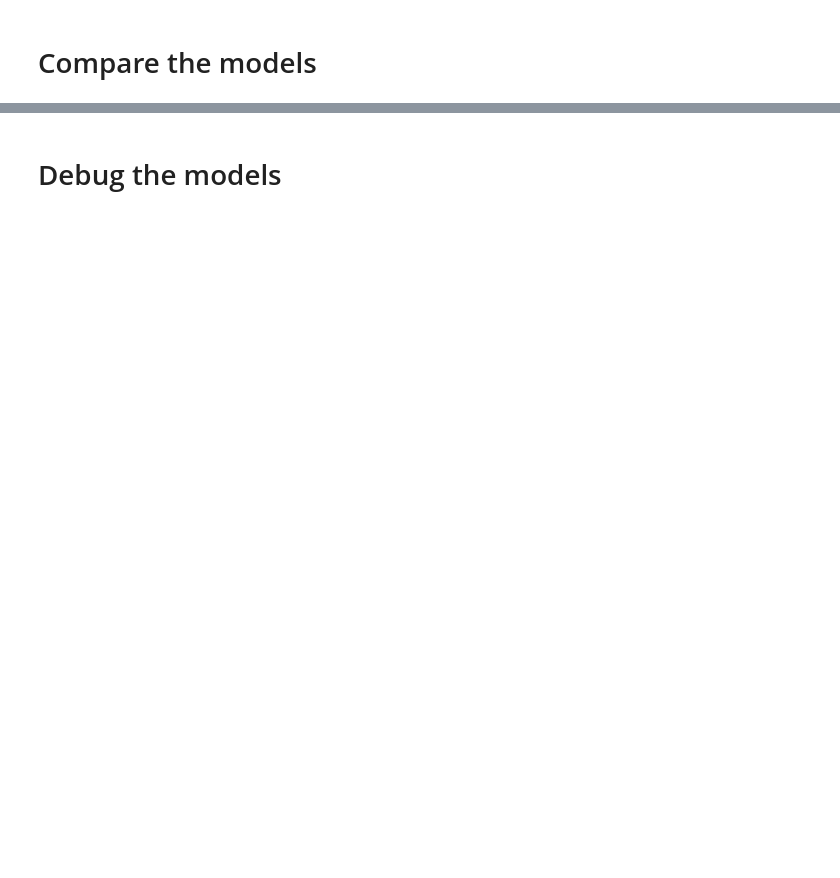
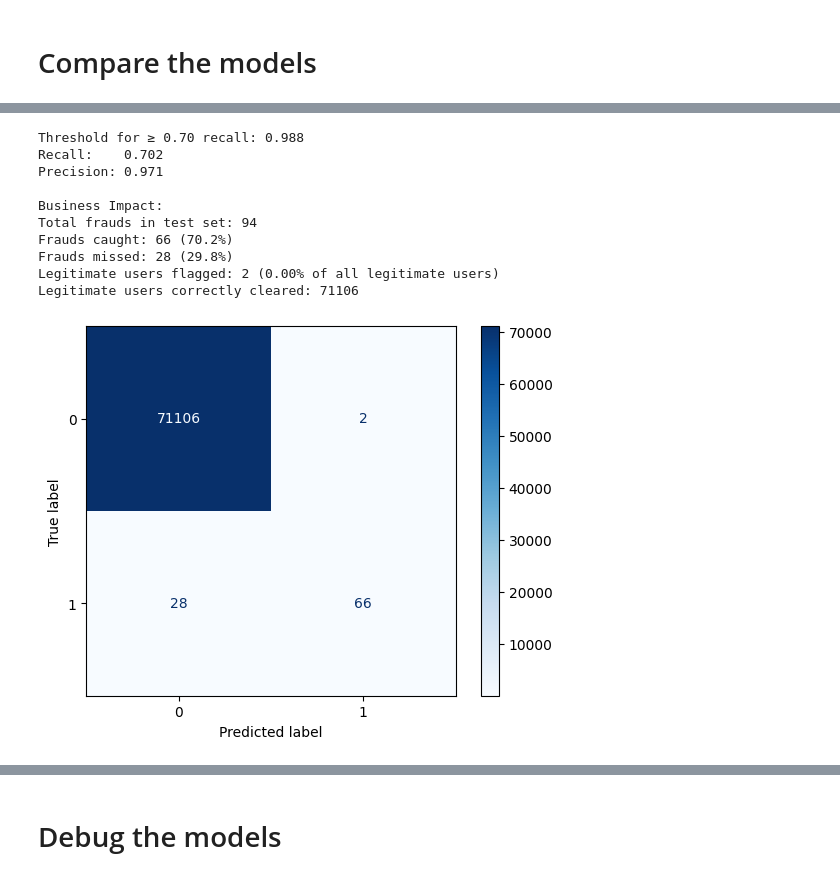
Before and after one commit to victoria-yuzova/Data-Science-Projects, a Jupyter notebook: Fraud Detection/2025_05_25_credit_card_fraud_analysis.ipynb, the cells around one changed output, grey strips where cells are left out. Saved outputs shown, nothing was run; the diff lists cells and outputs as text; code cells hidden in the pictures; blank space fills up the shorter version.

```diff
--- a/Fraud Detection/2025_05_25_credit_card_fraud_analysis.ipynb
+++ b/Fraud Detection/2025_05_25_credit_card_fraud_analysis.ipynb
@@ -311,8 +489,8 @@ plt.hlines(y=0.001727, xmin=0, xmax=1, colors='red', linestyles='dashed', label=
 # Here I want to see if I settle for catching 90% of all frauds, how many legitimate users will be wrongly flagged
 # I think the final decision could depend on company's budget for false positives vs missed frauds
 
-# Set your target recall (e.g., catch 90% of all frauds)
-target_recall = 0.8
+# Set your target recall (e.g., catch 70% of all frauds)
+target_recall = 0.7
 
 # Get predicted probabilities
 y_probs = search_gb.predict_proba(X_test)[:, 1]
@@ -324,33 +502,45 @@ precisions, recalls, thresholds = precision_recall_curve(y_test, y_probs)
 valid_idx = np.where(recalls[:-1] >= target_recall)[0]
 
 if len(valid_idx) > 0:
     idx = valid_idx[-1]  # Take the last one to get highest precision at target recall
     threshold = thresholds[idx]
 
     y_pred = (y_probs >= threshold).astype(int)
 
     cm_gb = confusion_matrix(y_test, y_pred)
     disp = ConfusionMatrixDisplay(confusion_matrix=cm_gb)
     disp.plot(cmap='Blues')
 
     print(f"Threshold for ≥ {target_recall:.2f} recall: {threshold:.3f}")
     print(f"Recall:    {recalls[idx]:.3f}")
     print(f"Precision: {precisions[idx]:.3f}")
 
     # Business impact analysis
     tn, fp, fn, tp = cm_gb.ravel()
     total_frauds = tp + fn
     total_legitimate = tn + fp
 
     print(f"\nBusiness Impact:")
     print(f"Total frauds in test set: {total_frauds}")
     print(f"Frauds caught: {tp} ({tp/total_frauds:.1%})")
     print(f"Frauds missed: {fn} ({fn/total_frauds:.1%})")
     print(f"Legitimate users flagged: {fp} ({fp/total_legitimate:.2%} of all legitimate users)")
     print(f"Legitimate users correctly cleared: {tn}")
 
 else:
     print(f"No threshold found with recall ≥ {target_recall}")
+# %% [output]
+Threshold for ≥ 0.70 recall: 0.988
+Recall:    0.702
+Precision: 0.971
+
+Business Impact:
+Total frauds in test set: 94
+Frauds caught: 66 (70.2%)
+Frauds missed: 28 (29.8%)
+Legitimate users flagged: 2 (0.00% of all legitimate users)
+Legitimate users correctly cleared: 71106
+[figure, added]
 # %%
 
 # Here I want to see if I settle for getting 60% of predicted fraud right; how many users will be actually hit wrongly and how many fraudsters we willl miss
```
Also changed, not shown: parts of 34 cells of this notebook.
